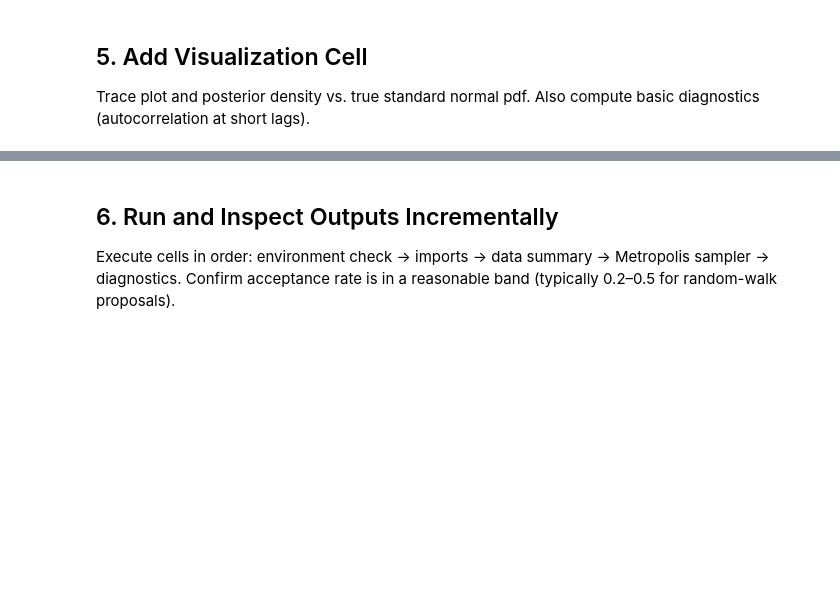
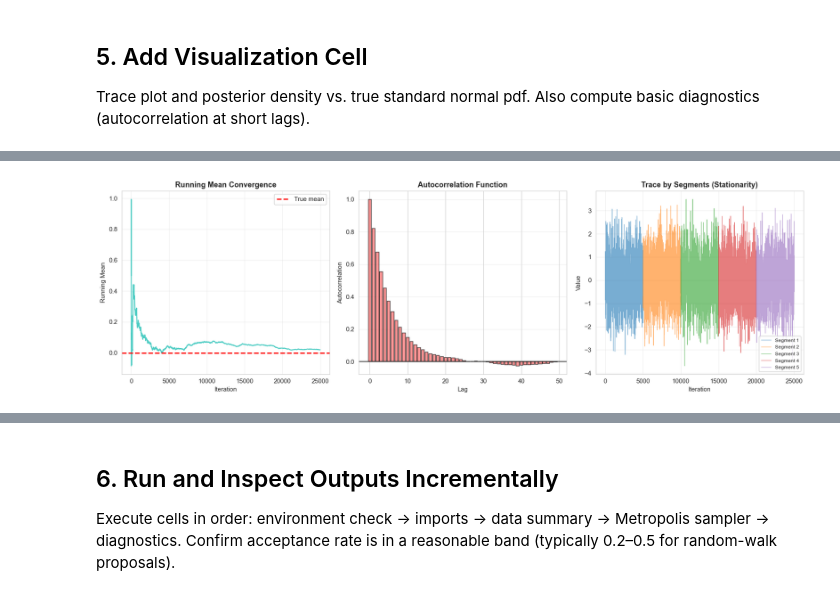
Before and after one commit to ayanalamMOON/Statistical-Foundation-of-Data-Science, a Jupyter notebook: Practical Assignments/Practical_12/Practical_12.ipynb, the cells around one changed output, grey strips where cells are left out. Saved outputs shown, nothing was run; the diff lists cells and outputs as text; code cells hidden in the pictures; blank space fills up the shorter version.

```diff
--- a/Practical Assignments/Practical_12/Practical_12.ipynb
+++ b/Practical Assignments/Practical_12/Practical_12.ipynb
@@ -181,0 +236,81 @@ for lag in [1, 5, 10, 20]:
+# %%
+# Running mean to visualize convergence
+running_mean = np.cumsum(full_trace) / np.arange(1, len(full_trace) + 1)
+
+# Effective sample size estimation (simple autocorrelation-based)
+def effective_sample_size(chain, max_lag=100):
+    """Estimate ESS using autocorrelation."""
+    n = len(chain)
+    var = np.var(chain)
+    if var == 0:
+        return n
+
+    autocorr = np.correlate(chain - np.mean(chain), chain - np.mean(chain), mode='full')
+    autocorr = autocorr[len(autocorr)//2:] / (var * n)
+
+    # Sum autocorrelations until they become negligible
+    tau = 1.0
+    for k in range(1, min(max_lag, len(autocorr))):
+        if autocorr[k] < 0.05:  # Cutoff threshold
+            break
+        tau += 2 * autocorr[k]
+
+    return n / tau
+
+ess = effective_sample_size(full_trace)
+ess_burned = effective_sample_size(samples)
+
+# Geweke diagnostic (compare first 10% vs last 50%)
+first_10 = full_trace[:len(full_trace)//10]
+last_50 = full_trace[len(full_trace)//2:]
+geweke_z = (np.mean(first_10) - np.mean(last_50)) / np.sqrt(np.var(first_10)/len(first_10) + np.var(last_50)/len(last_50))
+
+# Visualization
+fig, axes = plt.subplots(1, 3, figsize=(16, 5))
+
+# Running mean
+axes[0].plot(running_mean, color='#4ECDC4', linewidth=1.5)
+axes[0].axhline(y=0, color='red', linestyle='--', linewidth=2, label='True mean')
+axes[0].set_title('Running Mean Convergence', fontsize=12, fontweight='bold')
+axes[0].set_xlabel('Iteration')
+axes[0].set_ylabel('Running Mean')
+axes[0].legend()
+axes[0].grid(True, alpha=0.3)
+
+# Autocorrelation function
+max_lag_plot = 50
+lags = range(max_lag_plot)
+autocorr_vals = [np.corrcoef(full_trace[:-k if k > 0 else None], full_trace[k:])[0, 1] if k > 0 else 1.0 for k in lags]
+axes[1].bar(lags, autocorr_vals, color='#FF6B6B', alpha=0.7, edgecolor='black')
+axes[1].axhline(y=0, color='black', linestyle='-', linewidth=1)
+axes[1].set_title('Autocorrelation Function', fontsize=12, fontweight='bold')
+axes[1].set_xlabel('Lag')
+axes[1].set_ylabel('Autocorrelation')
+axes[1].grid(True, alpha=0.3, axis='y')
+
+# Trace by segments (visual stationarity check)
+segment_size = len(full_trace) // 5
+for seg in range(5):
+    start = seg * segment_size
+    end = (seg + 1) * segment_size
+    axes[2].plot(range(start, end), full_trace[start:end], alpha=0.6, linewidth=0.8, label=f'Segment {seg+1}')
+axes[2].set_title('Trace by Segments (Stationarity)', fontsize=12, fontweight='bold')
+axes[2].set_xlabel('Iteration')
+axes[2].set_ylabel('Value')
+axes[2].legend(fontsize=8)
+axes[2].grid(True, alpha=0.3)
+
+plt.tight_layout()
+plt.show()
+
+print(f"\nEffective Sample Size (ESS):")
+print(f"  Full chain: {ess:.1f} / {len(full_trace)} ({ess/len(full_trace)*100:.1f}%)")
+print(f"  After burn-in: {ess_burned:.1f} / {len(samples)} ({ess_burned/len(samples)*100:.1f}%)")
+print(f"\nGeweke Diagnostic:")
+print(f"  Z-score: {geweke_z:.3f}")
+if abs(geweke_z) < 1.96:
+    print(f"  Result: Chain appears stationary (|Z| < 1.96)")
+else:
+    print(f"  Warning: Possible non-stationarity (|Z| >= 1.96)")
+# %% [output]
+[figure, added]
```
Also changed, not shown: parts of 23 cells of this notebook.
